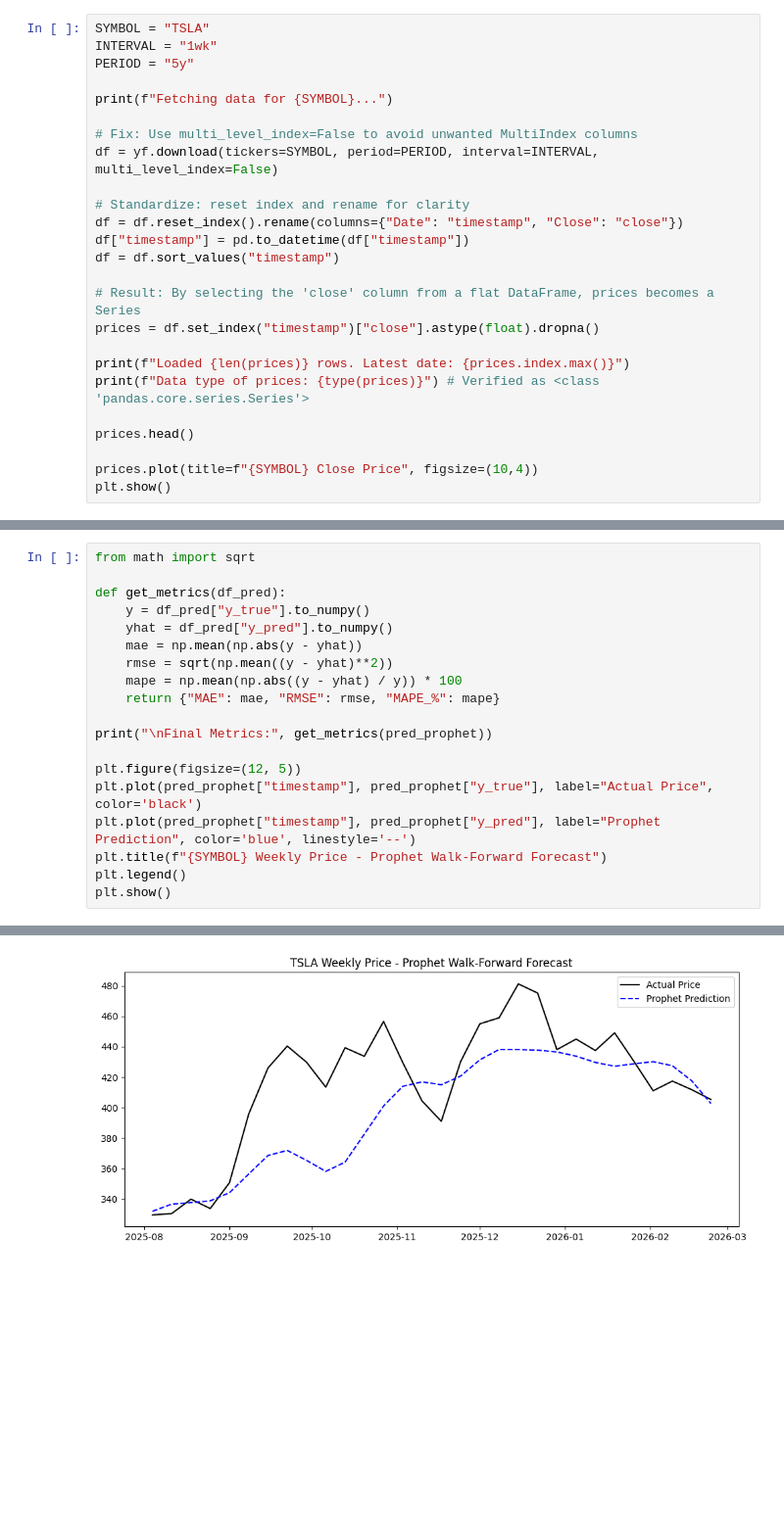
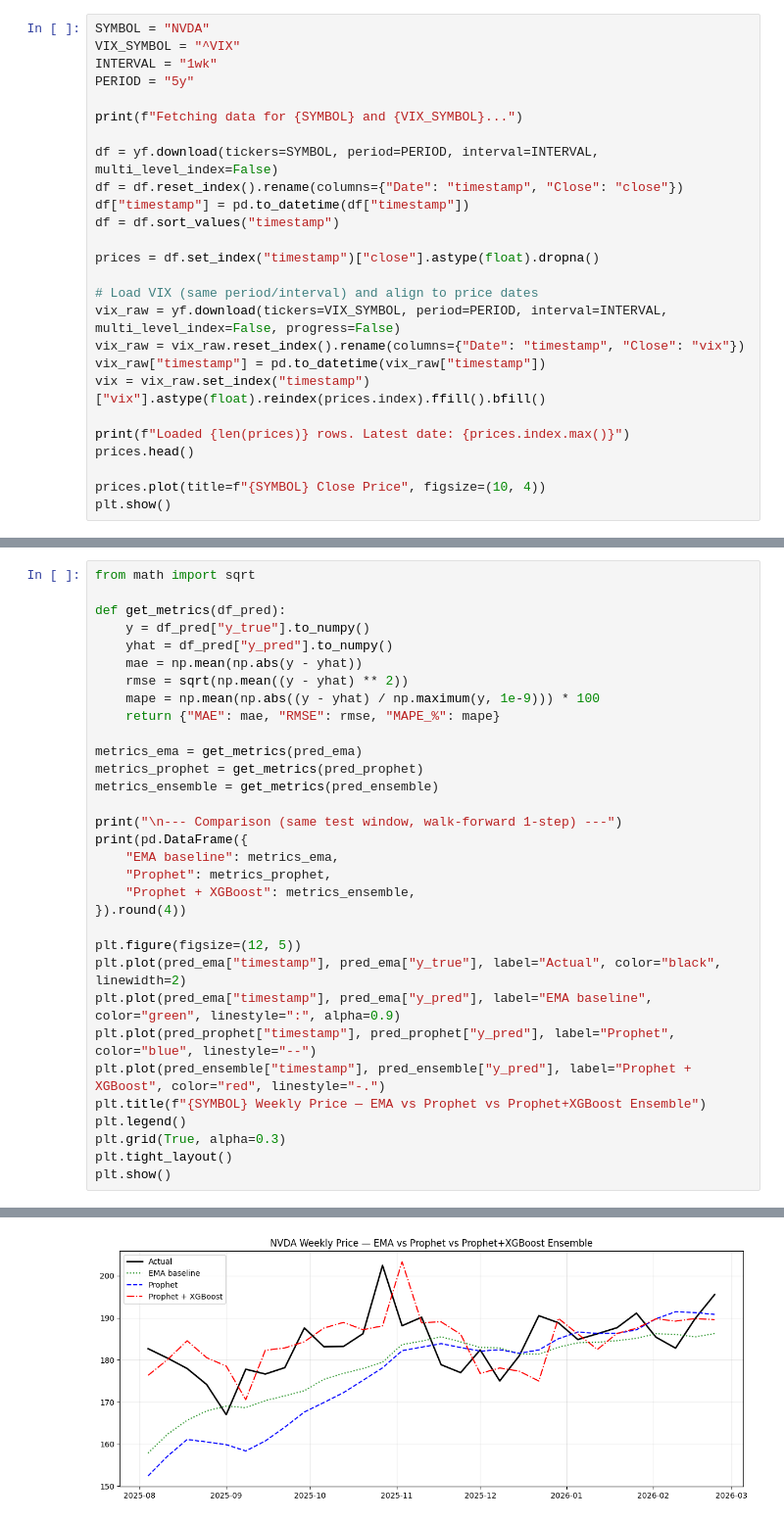
Before and after one commit to MateoHeras77/capstone_project_unfc, a Jupyter notebook: model/notebooks/03-prophet.ipynb, the cells around one changed output, grey strips where cells are left out. Shown at 98% size. Drawn from its saved outputs; the diff is of its cells as text; blank space fills up the shorter version.

```diff
--- a/model/notebooks/03-prophet.ipynb
+++ b/model/notebooks/03-prophet.ipynb
@@ -11,28 +13,29 @@ sys.path.insert(0, str(BACKEND_DIR))
 
 from analytics.forecasting.prophet import ProphetForecaster
 # %%
-SYMBOL = "TSLA"
+SYMBOL = "NVDA"
+VIX_SYMBOL = "^VIX"
 INTERVAL = "1wk"
 PERIOD = "5y"
 
-print(f"Fetching data for {SYMBOL}...")
+print(f"Fetching data for {SYMBOL} and {VIX_SYMBOL}...")
 
-# Fix: Use multi_level_index=False to avoid unwanted MultiIndex columns
 df = yf.download(tickers=SYMBOL, period=PERIOD, interval=INTERVAL, multi_level_index=False)
-
-# Standardize: reset index and rename for clarity
 df = df.reset_index().rename(columns={"Date": "timestamp", "Close": "close"})
 df["timestamp"] = pd.to_datetime(df["timestamp"])
 df = df.sort_values("timestamp")
 
-# Result: By selecting the 'close' column from a flat DataFrame, prices becomes a Series
 prices = df.set_index("timestamp")["close"].astype(float).dropna()
 
+# Load VIX (same period/interval) and align to price dates
+vix_raw = yf.download(tickers=VIX_SYMBOL, period=PERIOD, interval=INTERVAL, multi_level_index=False, progress=False)
+vix_raw = vix_raw.reset_index().rename(columns={"Date": "timestamp", "Close": "vix"})
+vix_raw["timestamp"] = pd.to_datetime(vix_raw["timestamp"])
+vix = vix_raw.set_index("timestamp")["vix"].astype(float).reindex(prices.index).ffill().bfill()
+
 print(f"Loaded {len(prices)} rows. Latest date: {prices.index.max()}")
-print(f"Data type of prices: {type(prices)}") # Verified as <class 'pandas.core.series.Series'>
-
 prices.head()
 
-prices.plot(title=f"{SYMBOL} Close Price", figsize=(10,4))
+prices.plot(title=f"{SYMBOL} Close Price", figsize=(10, 4))
 plt.show()
 # %% [output]
@@ -100,16 +200,29 @@ def get_metrics(df_pred):
     y = df_pred["y_true"].to_numpy()
     yhat = df_pred["y_pred"].to_numpy()
     mae = np.mean(np.abs(y - yhat))
-    rmse = sqrt(np.mean((y - yhat)**2))
-    mape = np.mean(np.abs((y - yhat) / y)) * 100
+    rmse = sqrt(np.mean((y - yhat) ** 2))
+    mape = np.mean(np.abs((y - yhat) / np.maximum(y, 1e-9))) * 100
     return {"MAE": mae, "RMSE": rmse, "MAPE_%": mape}
 
-print("\nFinal Metrics:", get_metrics(pred_prophet))
+metrics_ema = get_metrics(pred_ema)
+metrics_prophet = get_metrics(pred_prophet)
+metrics_ensemble = get_metrics(pred_ensemble)
+
+print("\n--- Comparison (same test window, walk-forward 1-step) ---")
+print(pd.DataFrame({
+    "EMA baseline": metrics_ema,
+    "Prophet": metrics_prophet,
+    "Prophet + XGBoost": metrics_ensemble,
+}).round(4))
 
 plt.figure(figsize=(12, 5))
-plt.plot(pred_prophet["timestamp"], pred_prophet["y_true"], label="Actual Price", color='black')
-plt.plot(pred_prophet["timestamp"], pred_prophet["y_pred"], label="Prophet Prediction", color='blue', linestyle='--')
-plt.title(f"{SYMBOL} Weekly Price - Prophet Walk-Forward Forecast")
+plt.plot(pred_ema["timestamp"], pred_ema["y_true"], label="Actual", color="black", linewidth=2)
+plt.plot(pred_ema["timestamp"], pred_ema["y_pred"], label="EMA baseline", color="green", linestyle=":", alpha=0.9)
+plt.plot(pred_prophet["timestamp"], pred_prophet["y_pred"], label="Prophet", color="blue", linestyle="--")
+plt.plot(pred_ensemble["timestamp"], pred_ensemble["y_pred"], label="Prophet + XGBoost", color="red", linestyle="-.")
+plt.title(f"{SYMBOL} Weekly Price — EMA vs Prophet vs Prophet+XGBoost Ensemble")
 plt.legend()
+plt.grid(True, alpha=0.3)
+plt.tight_layout()
 plt.show()
 # %% [output]
@@ -117,2 +234,2 @@ Final Metrics: {'MAE': np.float64(25.234161017252607), 'RMSE': 33.98524734268997
-[figure, old version]
+[figure, new version]
 # %%
```
Also changed, not shown: parts of 8 cells of this notebook, 22 other files.
